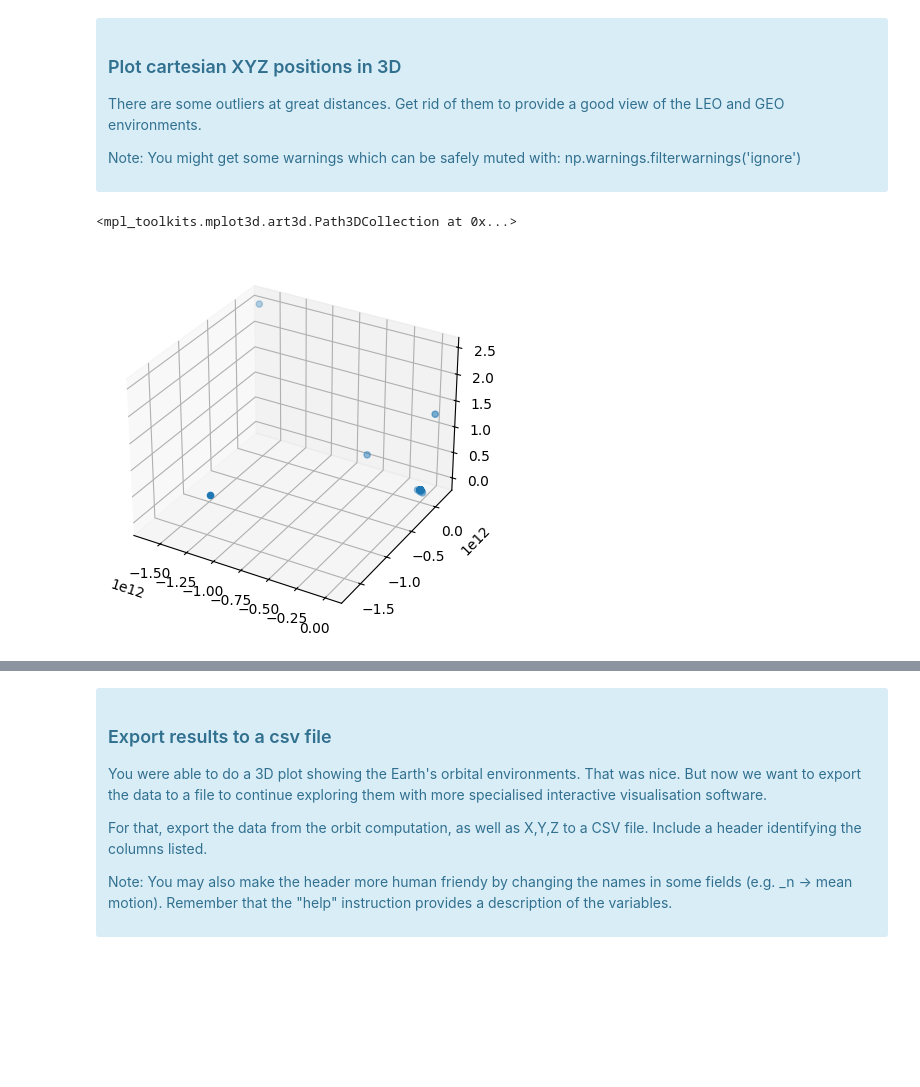
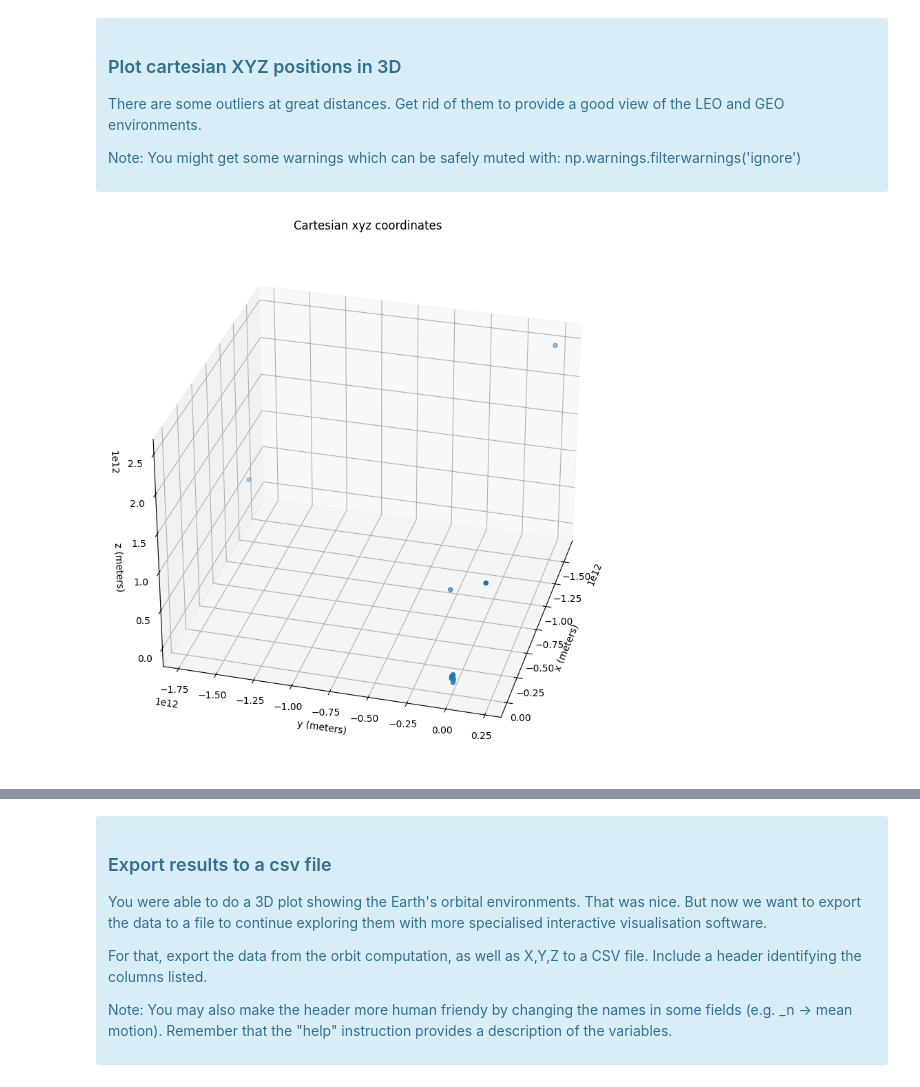
Before and after one commit to RiPires/ETS-Labs, a Jupyter notebook: Report2_Sattelites/PL_Satellites_ReportTemplate.ipynb, the cells around one changed output, grey strips where cells are left out. Cells and saved outputs as stored; diff of their text form; code cells hidden in the pictures; blank space fills up the shorter version.

```diff
--- a/Report2_Sattelites/PL_Satellites_ReportTemplate.ipynb
+++ b/Report2_Sattelites/PL_Satellites_ReportTemplate.ipynb
@@ -351,11 +354,16 @@ Note: You might get some warnings which can be safely muted with:
 np.warnings.filterwarnings('ignore')
 
 </div>
-# %%
-fig = plt.figure()
-ax = plt.axes(projection='3d')
-ax.scatter3D(XX,YY,ZZ)
-# %% [output]
-<mpl_toolkits.mplot3d.art3d.Path3DCollection at 0x...>
-[figure, removed]
+# %%
+## 3D plot all data in the object list
+fig = plt.figure(figsize=(14,10))
+ax = plt.axes(projection='3d')
+ax.scatter3D(XX,YY,ZZ)
+ax.set_title('Cartesian xyz coordinates')
+ax.set_xlabel('x (meters)')
+ax.set_ylabel('y (meters)')
+ax.set_zlabel('z (meters)')
+ax.view_init(30,15)
+# %% [output]
+[figure, added]
 # %% [markdown]
```
Also changed, not shown: parts of 17 cells of this notebook, 2 other files.
